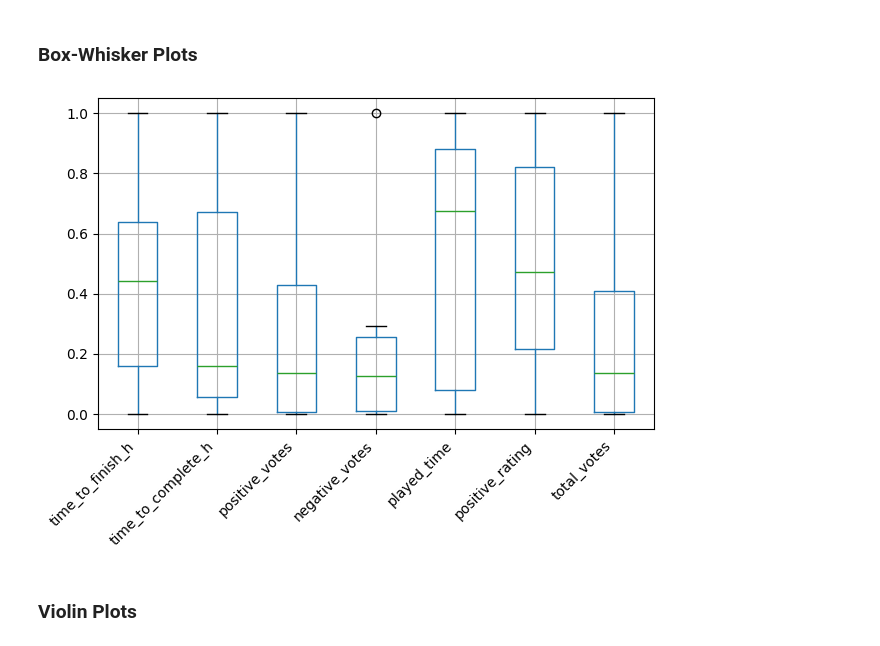
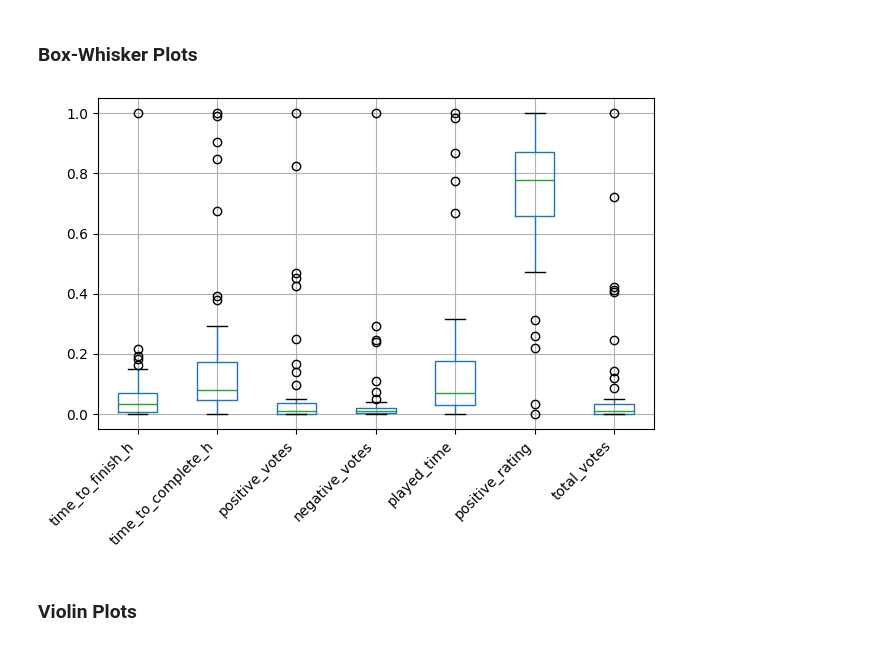
Before and after one commit to Sharpy796/CMPS4510_SteamGameAnalyzer, a Jupyter notebook: project_cluster_cmps451.ipynb, the cells around one changed output. Saved outputs shown, nothing was run; the diff lists cells and outputs as text; code cells hidden in the pictures.

```diff
--- a/project_cluster_cmps451.ipynb
+++ b/project_cluster_cmps451.ipynb
@@ -171,16 +171,16 @@ ttfh = ttfh.dropna(ignore_index=True)
 # Convert time_to_finish from string to int
 ttfh["time_to_finish_h"] = ttfh["time_to_finish_h"].apply(lambda x: int(x))
 # Remove outliers
-min = 0
-max = 100
+mint = 0
+maxt = 100
 
 
-ttfh = restrict(ttfh, "time_to_finish_h", min,max)
+ttfh = restrict(ttfh, "time_to_finish_h", mint,maxt)
 # Normalize data (min-max recommended)
 # ttfh = (ttfh-ttfh.mean())/ttfh.std() # mean normalization
 # ttfh=(ttfh-ttfh.min())/(ttfh.max()-ttfh.min()) # min-max normalization
 # Bin data so we can better visualize the data
-ttfh = binify(ttfh, 10, "time_to_finish_h", min, max)
+ttfh = binify(ttfh, 10, "time_to_finish_h", mint, maxt)
 
 ttfh
 
@@ -242,17 +254,23 @@ plt.tight_layout()
 ### Distributions
 # %% [markdown]
 ### Box-Whisker Plots
-# %%
-#Plots boxplot with normalized data
-boxplot_norm = df_filt_copy_for_norm.boxplot()
-plt.xticks(rotation=45, ha='right')
-plt.tight_layout()
-
-#Plots boxplot with non-normalized data (this is broken apparently)
-# boxplot = df_filt.boxplot()
-# plt.xticks(rotation=45, ha='right')
-# plt.tight_layout()
-# %% [output]
-[figure, removed]
+# %%
+df_filt_boxplot = df_filt.filter(items=['time_to_finish_h', 'time_to_complete_h',
+                                      'positive_votes', 'negative_votes', 'played_time',
+                                      'positive_rating', 'total_votes'])
+df_filt_boxplot = snip_low(df_filt_boxplot,10) # clip the 0 values causing bias
+df_filt_boxplot_normalized = normalize_minmax(df_filt_boxplot,0,1)
+
+#Plots boxplot with normalized data
+boxplot_norm = df_filt_boxplot_normalized.boxplot()
+plt.xticks(rotation=45, ha='right')
+
+#Plots boxplot with non-normalized data (not useful) (also can't figure out how to get these to sit side-by-side)
+# boxplot = df_filt_boxplot.boxplot()
+# plt.xticks(rotation=45, ha='right')
+
+plt.tight_layout()
+# %% [output]
+[figure, added]
 # %% [markdown]
 ### Violin Plots
```
Also changed, not shown: parts of 6 cells of this notebook.
